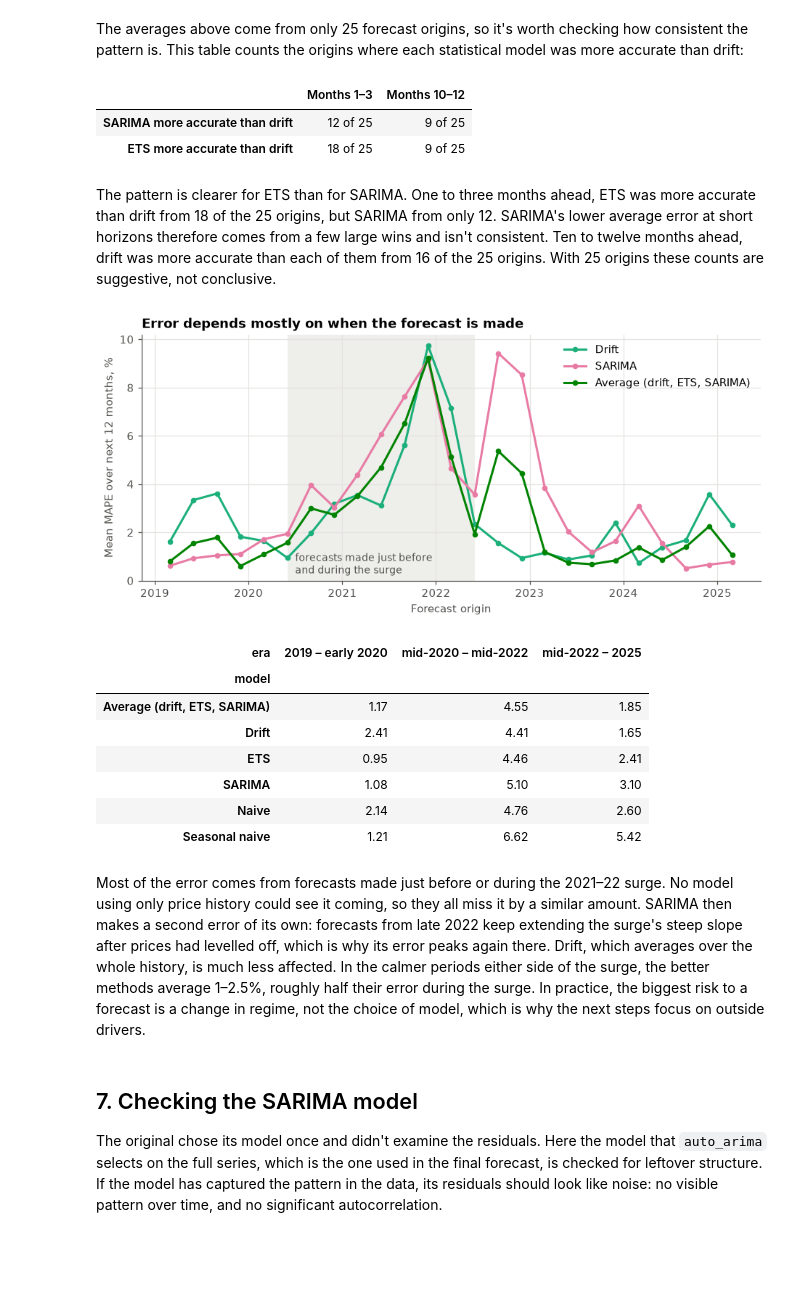
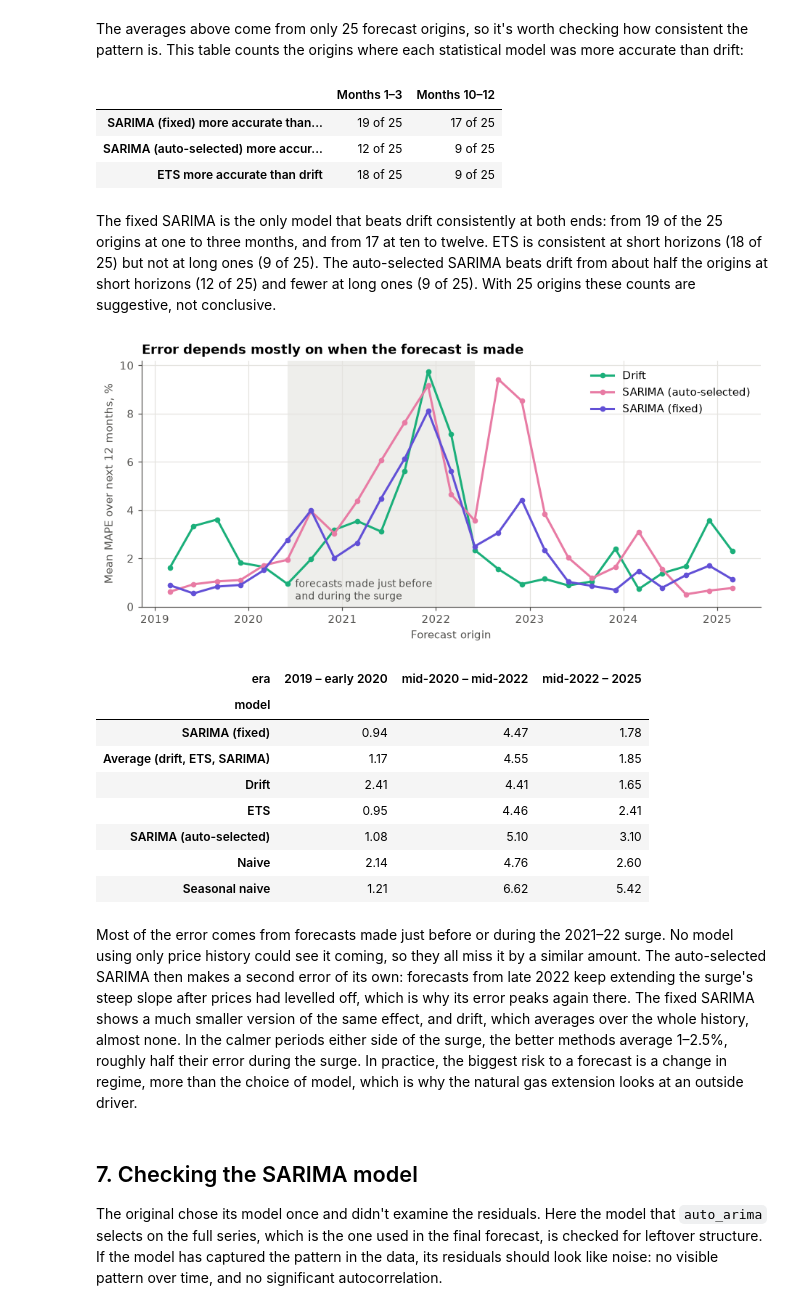
Before and after one commit to morinmro/msda-portfolio, a Jupyter notebook: ai-assisted/electricity-price-forecast/electricity_price_forecast.ipynb, the cells around one changed output. Saved outputs shown, nothing was run; the diff lists cells and outputs as text; code cells hidden in the pictures; blank space fills up the shorter version.

```diff
--- a/ai-assisted/electricity-price-forecast/electricity_price_forecast.ipynb
+++ b/ai-assisted/electricity-price-forecast/electricity_price_forecast.ipynb
@@ -40,7 +40,8 @@ COLORS = {
     "Seasonal naive": "#eb6834",
     "Drift": "#1baf7a",
     "ETS": "#eda100",
-    "SARIMA": "#e87ba4",
+    "SARIMA (auto-selected)": "#e87ba4",
+    "SARIMA (fixed)": "#6250d6",
     "Average (drift, ETS, SARIMA)": "#008300",
 }
 plt.rcParams.update({
@@ -211,9 +215,14 @@ def ets_forecast(train, h):
     return model.fit().forecast(h).values
 
 
-def sarima_forecast(train, h):
+def sarima_auto_forecast(train, h):
     model = auto_arima(train, m=12, D=1, with_intercept=True, suppress_warnings=True, error_action="ignore")
     return model.predict(h).values
+
+
+def sarima_fixed_forecast(train, h):
+    fit = SARIMAX(train, order=(0, 1, 1), seasonal_order=(0, 1, 1, 12)).fit(disp=False)
+    return fit.forecast(h).values
 
 
 MODELS = {
@@ -221,13 +230,14 @@ MODELS = {
     "Seasonal naive": lambda tr, h: np.resize(tr.iloc[-12:].values, h),
     "Drift": drift_forecast,
     "ETS": ets_forecast,
-    "SARIMA": sarima_forecast,
+    "SARIMA (auto-selected)": sarima_auto_forecast,
+    "SARIMA (fixed)": sarima_fixed_forecast,
 }
 
 
 def forecast_all(train, h):
     fc = {name: f(train, h) for name, f in MODELS.items()}
-    fc["Average (drift, ETS, SARIMA)"] = np.mean([fc["Drift"], fc["ETS"], fc["SARIMA"]], axis=0)
+    fc["Average (drift, ETS, SARIMA)"] = np.mean([fc["Drift"], fc["ETS"], fc["SARIMA (auto-selected)"]], axis=0)
     return fc
 
 
@@ -250,7 +260,7 @@ print(f"{bt['origin'].nunique()} origins × {bt['model'].nunique()} models × up
 # %% [markdown]
 ## 6. Results
 # %%
-order = ["Average (drift, ETS, SARIMA)", "Drift", "ETS", "SARIMA", "Naive", "Seasonal naive"]
+order = ["SARIMA (fixed)", "Average (drift, ETS, SARIMA)", "Drift", "ETS", "SARIMA (auto-selected)", "Naive", "Seasonal naive"]
 summary = pd.DataFrame({
     "MAPE %, 1–12 mo": bt.groupby("model")["ape"].mean(),
     "MAE ¢, 1–12 mo": bt.groupby("model")["abs_err"].mean(),
@@ -275,7 +286,7 @@ by_h = bt.groupby(["model", "h"])["ape"].mean().unstack("model")
 
 fig, ax = plt.subplots(figsize=(10, 4.5))
 for name in order:
-    lw = 3 if name.startswith("Average") else 2
+    lw = 3 if name == "SARIMA (fixed)" else 2
     ax.plot(by_h.index, by_h[name], color=COLORS[name], lw=lw, marker="o", ms=4, label=name)
 ax.set(title="Forecast error grows with horizon", xlabel="Months ahead", ylabel="MAPE, %",
        xticks=range(1, 13), ylim=(0, None))
@@ -297,46 +308,49 @@ def wins(model, baseline, horizons):
     return f"{(err[model] < err[baseline]).sum()} of {len(err)}"
 
 
+CHECK = ("SARIMA (fixed)", "SARIMA (auto-selected)", "ETS")
 pd.DataFrame(
-    {"Months 1–3": [wins(m, "Drift", [1, 2, 3]) for m in ("SARIMA", "ETS")],
-     "Months 10–12": [wins(m, "Drift", [10, 11, 12]) for m in ("SARIMA", "ETS")]},
-    index=["SARIMA more accurate than drift", "ETS more accurate than drift"],
+    {"Months 1–3": [wins(m, "Drift", [1, 2, 3]) for m in CHECK],
+     "Months 10–12": [wins(m, "Drift", [10, 11, 12]) for m in CHECK]},
+    index=[f"{m} more accurate than drift" for m in CHECK],
 )
 # %% [output]
 |  | Months 1–3 | Months 10–12 |
-| SARIMA more accurate than drift | 12 of 25 | 9 of 25 |
+| SARIMA (fixed) more accurate than... | 19 of 25 | 17 of 25 |
+| SARIMA (auto-selected) more accur... | 12 of 25 | 9 of 25 |
 | ETS more accurate than drift | 18 of 25 | 9 of 25 |
-# %% [markdown]
-The pattern is clearer for ETS than for SARIMA. One to three months ahead, ETS was more accurate than drift from 18 of the 25 origins, but SARIMA from only 12. SARIMA's lower average error at short horizons therefore comes from a few large wins and isn't consistent. Ten to twelve months ahead, drift was more accurate than each of them from 16 of the 25 origins. With 25 origins these counts are suggestive, not conclusive.
+# %% [markdown]
+The fixed SARIMA is the only model that beats drift consistently at both ends: from 19 of the 25 origins at one to three months, and from 17 at ten to twelve. ETS is consistent at short horizons (18 of 25) but not at long ones (9 of 25). The auto-selected SARIMA beats drift from about half the origins at short horizons (12 of 25) and fewer at long ones (9 of 25). With 25 origins these counts are suggestive, not conclusive.
 # %%
 per_origin = bt.groupby(["origin", "model"])["ape"].mean().unstack("model")
-show = ["Drift", "SARIMA", "Average (drift, ETS, SARIMA)"]
+show = ["Drift", "SARIMA (auto-selected)", "SARIMA (fixed)"]
 
 fig, ax = plt.subplots(figsize=(10, 4))
 ax.axvspan(pd.Timestamp("2020-06-01"), pd.Timestamp("2022-06-01"), color=GRID, alpha=0.6, lw=0)
 for name in show:
     ax.plot(per_origin.index, per_origin[name], color=COLORS[name], marker="o", ms=4, label=name)
 ax.text(pd.Timestamp("2020-07-01"), 0.3, "forecasts made just before\nand during the surge", color=INK_2, fontsize=9)
 ax.set(title="Error depends mostly on when the forecast is made", xlabel="Forecast origin",
        ylabel="Mean MAPE over next 12 months, %", ylim=(0, None))
 ax.legend(loc="upper right")
 plt.show()
 
 era = np.where(bt["origin"] < "2020-06-01", "2019 – early 2020",
                np.where(bt["origin"] < "2022-06-01", "mid-2020 – mid-2022", "mid-2022 – 2025"))
 bt.assign(era=era).pivot_table(index="model", columns="era", values="ape", aggfunc="mean").loc[order]
 # %% [output]
-[figure, old version]
+[figure, new version]
 | era | 2019 – early 2020 | mid-2020 – mid-2022 | mid-2022 – 2025 |
 | model |  |  |  |
+| SARIMA (fixed) | 0.94 | 4.47 | 1.78 |
 | Average (drift, ETS, SARIMA) | 1.17 | 4.55 | 1.85 |
 | Drift | 2.41 | 4.41 | 1.65 |
 | ETS | 0.95 | 4.46 | 2.41 |
-| SARIMA | 1.08 | 5.10 | 3.10 |
+| SARIMA (auto-selected) | 1.08 | 5.10 | 3.10 |
 | Naive | 2.14 | 4.76 | 2.60 |
 | Seasonal naive | 1.21 | 6.62 | 5.42 |
 # %% [markdown]
-Most of the error comes from forecasts made just before or during the 2021–22 surge. No model using only price history could see it coming, so they all miss it by a similar amount. SARIMA then makes a second error of its own: forecasts from late 2022 keep extending the surge's steep slope after prices had levelled off, which is why its error peaks again there. Drift, which averages over the whole history, is much less affected. In the calmer periods either side of the surge, the better methods average 1–2.5%, roughly half their error during the surge. In practice, the biggest risk to a forecast is a change in regime, not the choice of model, which is why the next steps focus on outside drivers.
+Most of the error comes from forecasts made just before or during the 2021–22 surge. No model using only price history could see it coming, so they all miss it by a similar amount. The auto-selected SARIMA then makes a second error of its own: forecasts from late 2022 keep extending the surge's steep slope after prices had levelled off, which is why its error peaks again there. The fixed SARIMA shows a much smaller version of the same effect, and drift, which averages over the whole history, almost none. In the calmer periods either side of the surge, the better methods average 1–2.5%, roughly half their error during the surge. In practice, the biggest risk to a forecast is a change in regime, more than the choice of model, which is why the natural gas extension looks at an outside driver.
 # %% [markdown]
 ## 7. Checking the SARIMA model
 
```
Also changed, not shown: parts of 15 cells of this notebook, 4 other files.
